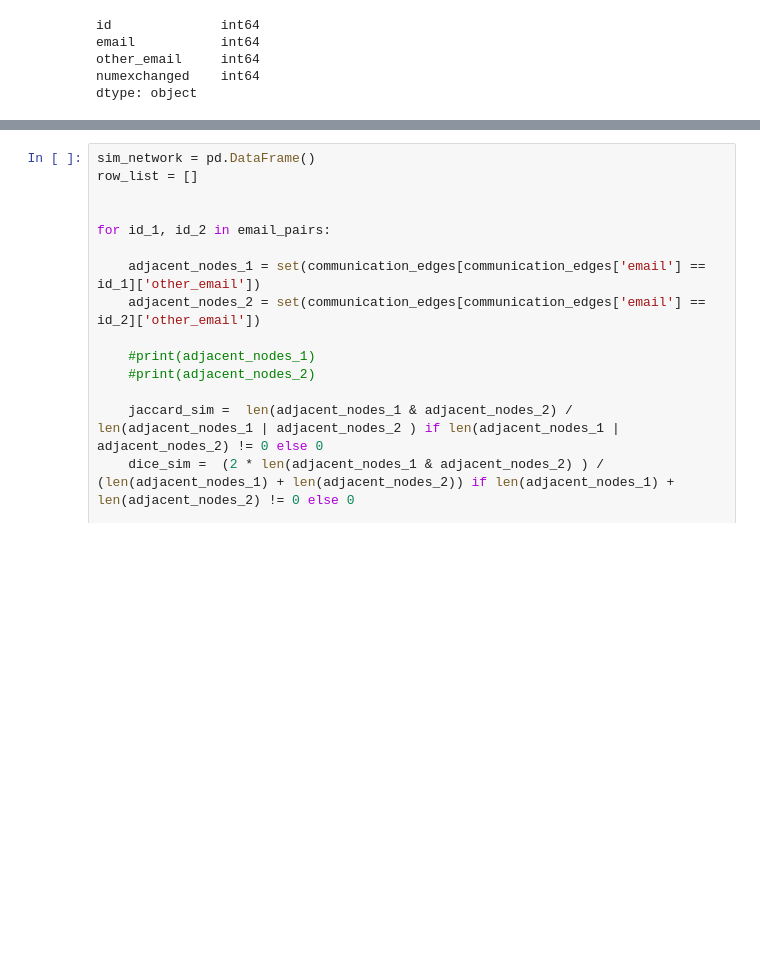
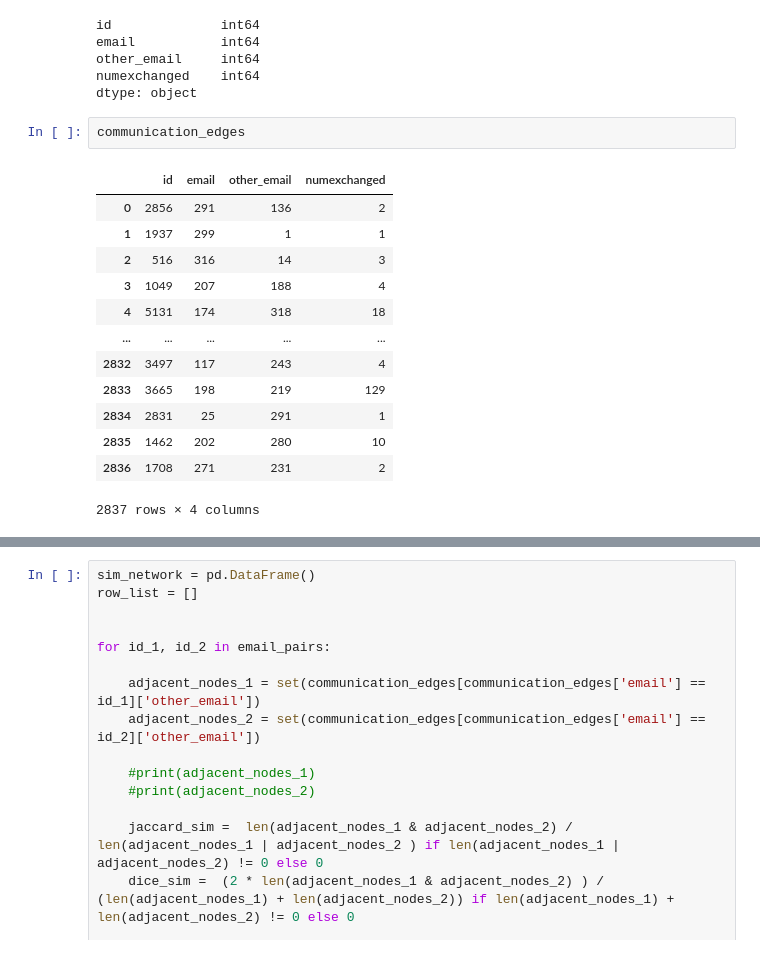
Before and after one commit to linqs/collective-graph-identification, a Jupyter notebook: scripts/Data Refactor.ipynb, the cells around one changed output, grey strips where cells are left out. Cells and saved outputs as stored; diff of their text form; blank space fills up the shorter version.

```diff
--- a/scripts/Data Refactor.ipynb
+++ b/scripts/Data Refactor.ipynb
@@ -856,3 +856,19 @@ email           int64
 other_email     int64
 numexchanged    int64
 dtype: object
+# %%
+communication_edges
+# %% [output]
+|  | id | email | other_email | numexchanged |
+| 0 | 2856 | 291 | 136 | 2 |
+| 1 | 1937 | 299 | 1 | 1 |
+| 2 | 516 | 316 | 14 | 3 |
+| 3 | 1049 | 207 | 188 | 4 |
+| 4 | 5131 | 174 | 318 | 18 |
+| ... | ... | ... | ... | ... |
+| 2832 | 3497 | 117 | 243 | 4 |
+| 2833 | 3665 | 198 | 219 | 129 |
+| 2834 | 2831 | 25 | 291 | 1 |
+| 2835 | 1462 | 202 | 280 | 10 |
+| 2836 | 1708 | 271 | 231 | 2 |
+2837 rows × 4 columns
```
Also changed, not shown: parts of 5 cells of this notebook.
